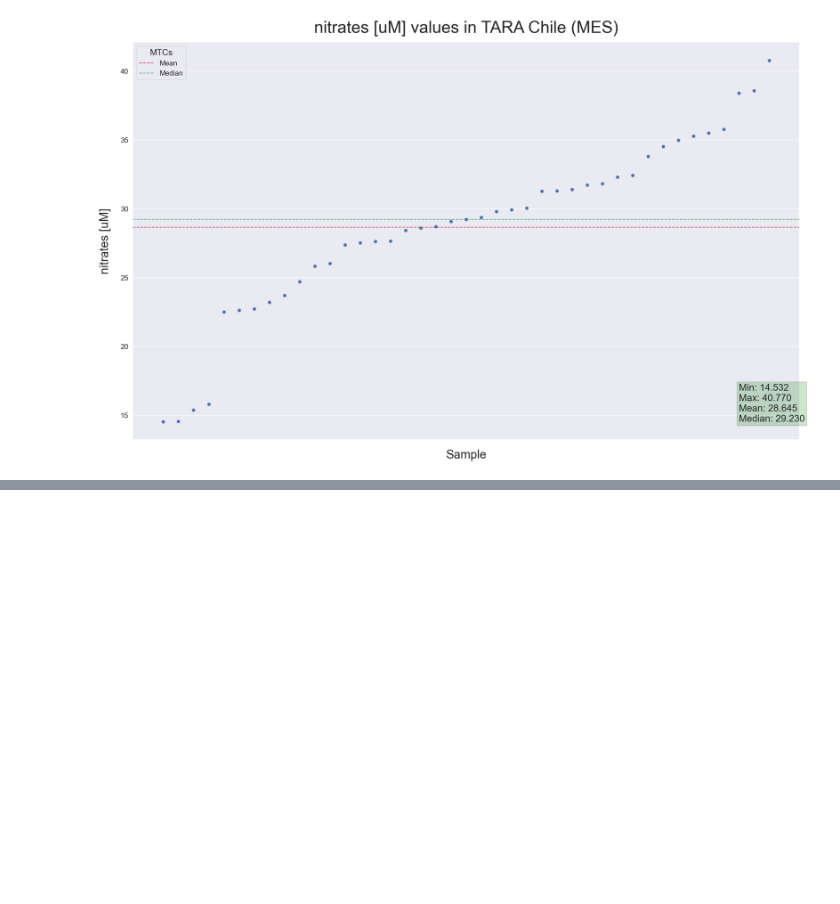
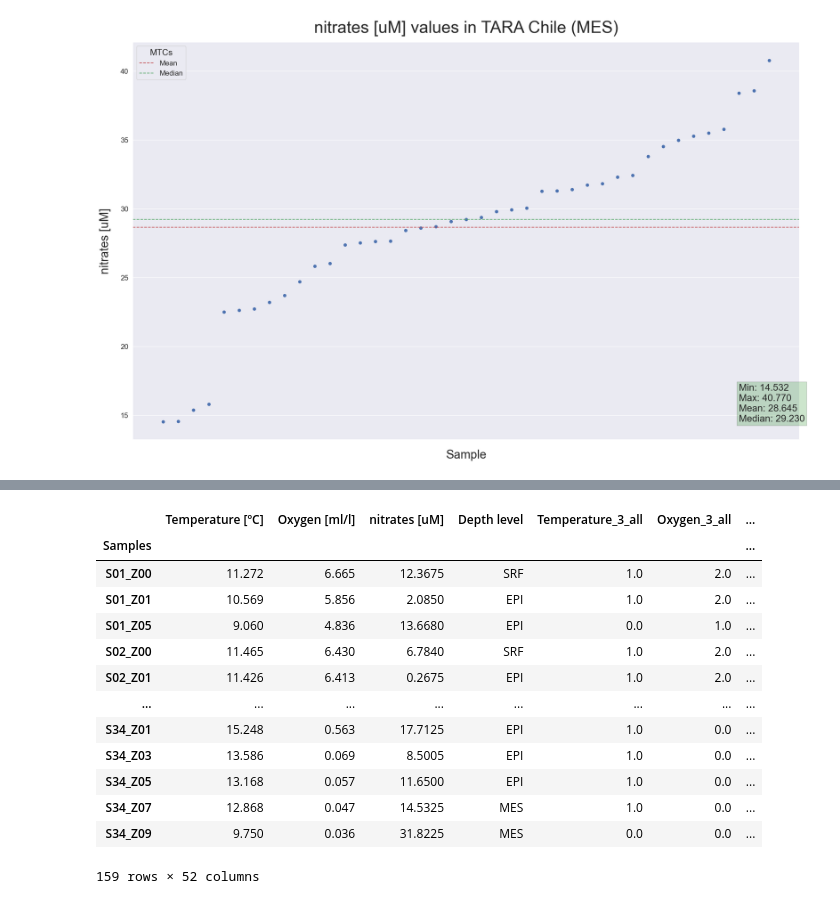
Before and after one commit to Jotapeishh/tara_satellite_genomic, a Jupyter notebook: 02_codes/Exploration.ipynb, the cells around one changed output, grey strips where cells are left out. Drawn from its saved outputs; the diff is of its cells as text; code cells hidden in the pictures; blank space fills up the shorter version.

Commit message:
Binning exploration.

```diff
--- a/02_codes/Exploration.ipynb
+++ b/02_codes/Exploration.ipynb
@@ -1368,0 +1316,40 @@ s[:-1]
+# %%
+n_bins = [3,4,5,6]
+feats = ['Temperature [ºC]','Oxygen [ml/l]','nitrates [uM]']
+layers = ['all','SRF','EPI','MES']
+
+
+for n in n_bins:
+    for layer in layers:
+        if layer == 'all':
+            for feat in feats:
+                clean_feat = feat.split(" ", 1)[0]
+                binning = f"{clean_feat}_{n}_{layer}"
+                data = md_df
+                min = data[feat].min()
+                max = data[feat].max()
+                delta = (max-min)/n
+                bins = [(k, min + k*delta, min + (k+1)*delta) for k in range(n)]
+                for par in bins:
+                    k, a,b = par
+                    for ind in data.index:
+                        val = data[feat][ind]
+                        if val<= b and val>= a:
+                            md_df.at[ind,binning] = int(k)
+                print(f"{binning}: {md_df[binning].value_counts()}")
+        else:
+            for feat in feats:
+                clean_feat = feat.split(" ", 1)[0]
+                binning = f"{clean_feat}_{n}_{layer}"
+                data = md_df[md_df['Depth level'] == layer]
+                min = data[feat].min()
+                max = data[feat].max()
+                delta = (max-min)/n
+                bins = [(k, min + k*delta, min + (k+1)*delta) for k in range(n)]
+                for par in bins:
+                    k, a,b = par
+                    for ind in data.index:
+                        val = data[feat][ind]
+                        if val<= b and val>= a:
+                            md_df.at[ind,binning] = int(k)
+                print(f"{binning}: {md_df[binning].value_counts()}")
@@ -1368,0 +1374,17 @@ s[:-1]
+# %%
+md_df
+# %% [output]
+|  | Temperature [ºC] | Oxygen [ml/l] | nitrates [uM] | Depth level | Temperature_3_all | Oxygen_3_all | ... |
+| Samples |  |  |  |  |  |  | ... |
+| S01_Z00 | 11.272 | 6.665 | 12.3675 | SRF | 1.0 | 2.0 | ... |
+| S01_Z01 | 10.569 | 5.856 | 2.0850 | EPI | 1.0 | 2.0 | ... |
+| S01_Z05 | 9.060 | 4.836 | 13.6680 | EPI | 0.0 | 1.0 | ... |
+| S02_Z00 | 11.465 | 6.430 | 6.7840 | SRF | 1.0 | 2.0 | ... |
+| S02_Z01 | 11.426 | 6.413 | 0.2675 | EPI | 1.0 | 2.0 | ... |
+| ... | ... | ... | ... | ... | ... | ... | ... |
+| S34_Z01 | 15.248 | 0.563 | 17.7125 | EPI | 1.0 | 0.0 | ... |
+| S34_Z03 | 13.586 | 0.069 | 8.5005 | EPI | 1.0 | 0.0 | ... |
+| S34_Z05 | 13.168 | 0.057 | 11.6500 | EPI | 1.0 | 0.0 | ... |
+| S34_Z07 | 12.868 | 0.047 | 14.5325 | MES | 1.0 | 0.0 | ... |
+| S34_Z09 | 9.750 | 0.036 | 31.8225 | MES | 0.0 | 0.0 | ... |
+159 rows × 52 columns
```
Also changed, not shown: parts of 6 cells of this notebook.
